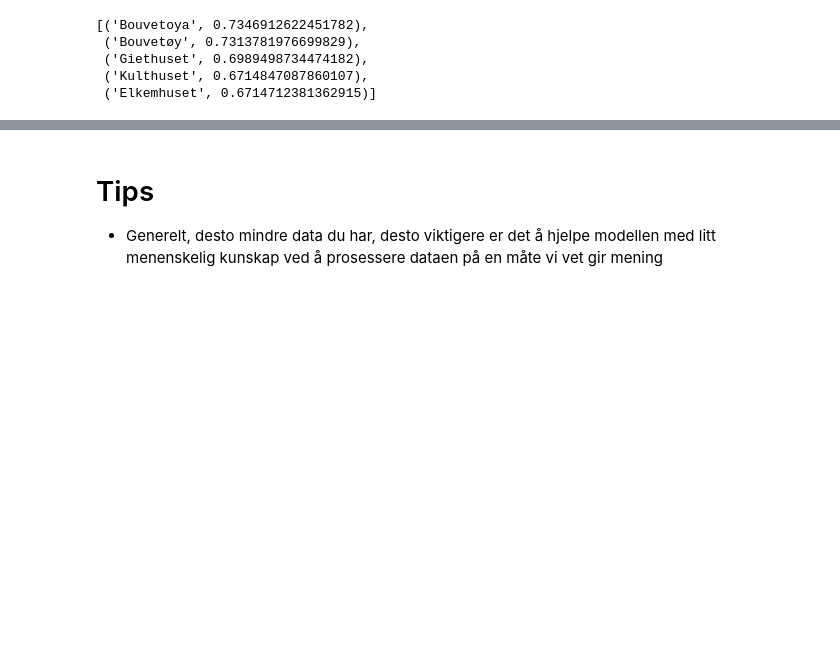
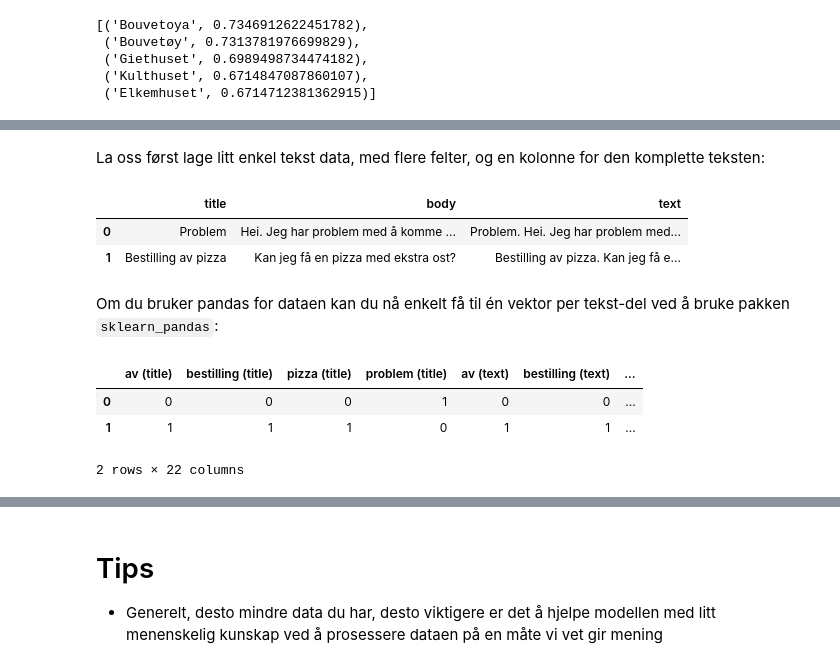
Before and after one commit to peterts/nlp-intro, a Jupyter notebook: notebooks/Presentation.ipynb, the cells around one changed output, grey strips where cells are left out. Drawn from its saved outputs; the diff is of its cells as text; code cells hidden in the pictures; blank space fills up the shorter version.

````diff
--- a/notebooks/Presentation.ipynb
+++ b/notebooks/Presentation.ipynb
@@ -866,0 +1000,28 @@ True
+# %% [markdown]
+La oss først lage litt enkel tekst data, med flere felter, og en kolonne for den komplette teksten:
+# %%
+df_texts = pd.DataFrame({
+    "title": ["Problem", "Bestilling av pizza"],
+    "body": ["Hei. Jeg har problem med å komme inn på pcen min", "Kan jeg få en pizza med ekstra ost?"]
+})
+df_texts["text"] = df_texts[["title", "body"]].apply(lambda x: ". ".join(x), axis=1)
+df_texts
+# %% [output]
+|  | title | body | text |
+| 0 | Problem | Hei. Jeg har problem med å komme ... | Problem. Hei. Jeg har problem med... |
+| 1 | Bestilling av pizza | Kan jeg få en pizza med ekstra ost? | Bestilling av pizza. Kan jeg få e... |
+# %% [markdown]
+Om du bruker pandas for dataen kan du nå enkelt få til én vektor per tekst-del ved å bruke pakken ```sklearn_pandas```:
+# %%
+mapper = DataFrameMapper([
+    ('title', CountVectorizer()), ('text', CountVectorizer())
+], sparse=True)
+
+texts_vec = mapper.fit_transform(df_texts)
+all_feature_names = [f"{n} ({fname})" for fname, sub_vec in mapper.features for n in sub_vec.get_feature_names()]
+pd.DataFrame(texts_vec.todense(), columns=all_feature_names)
+# %% [output]
+|  | av (title) | bestilling (title) | pizza (title) | problem (title) | av (text) | bestilling (text) | ... |
+| 0 | 0 | 0 | 0 | 1 | 0 | 0 | ... |
+| 1 | 1 | 1 | 1 | 0 | 1 | 1 | ... |
+2 rows × 22 columns
````
Also changed, not shown: parts of 96 cells of this notebook, 8 other files.
